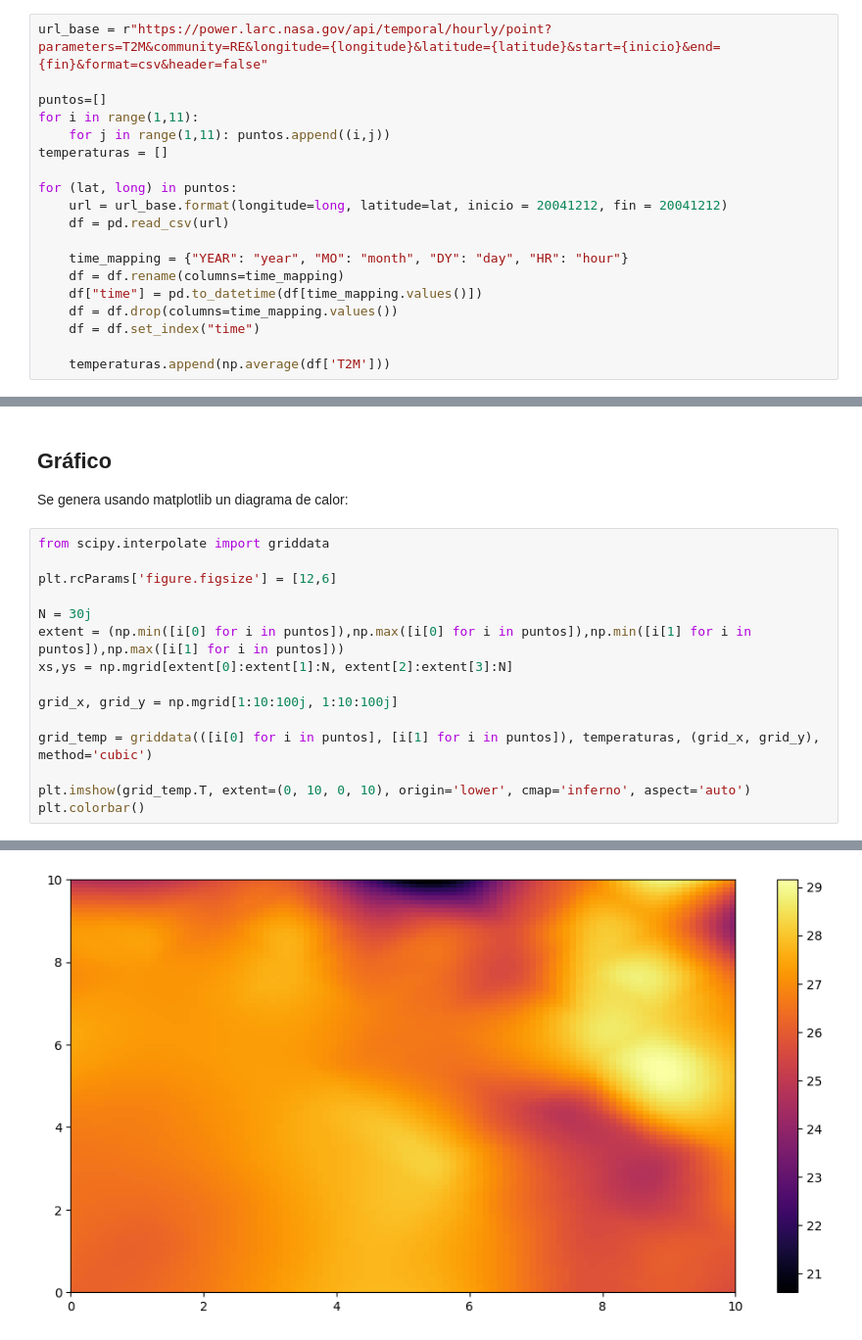
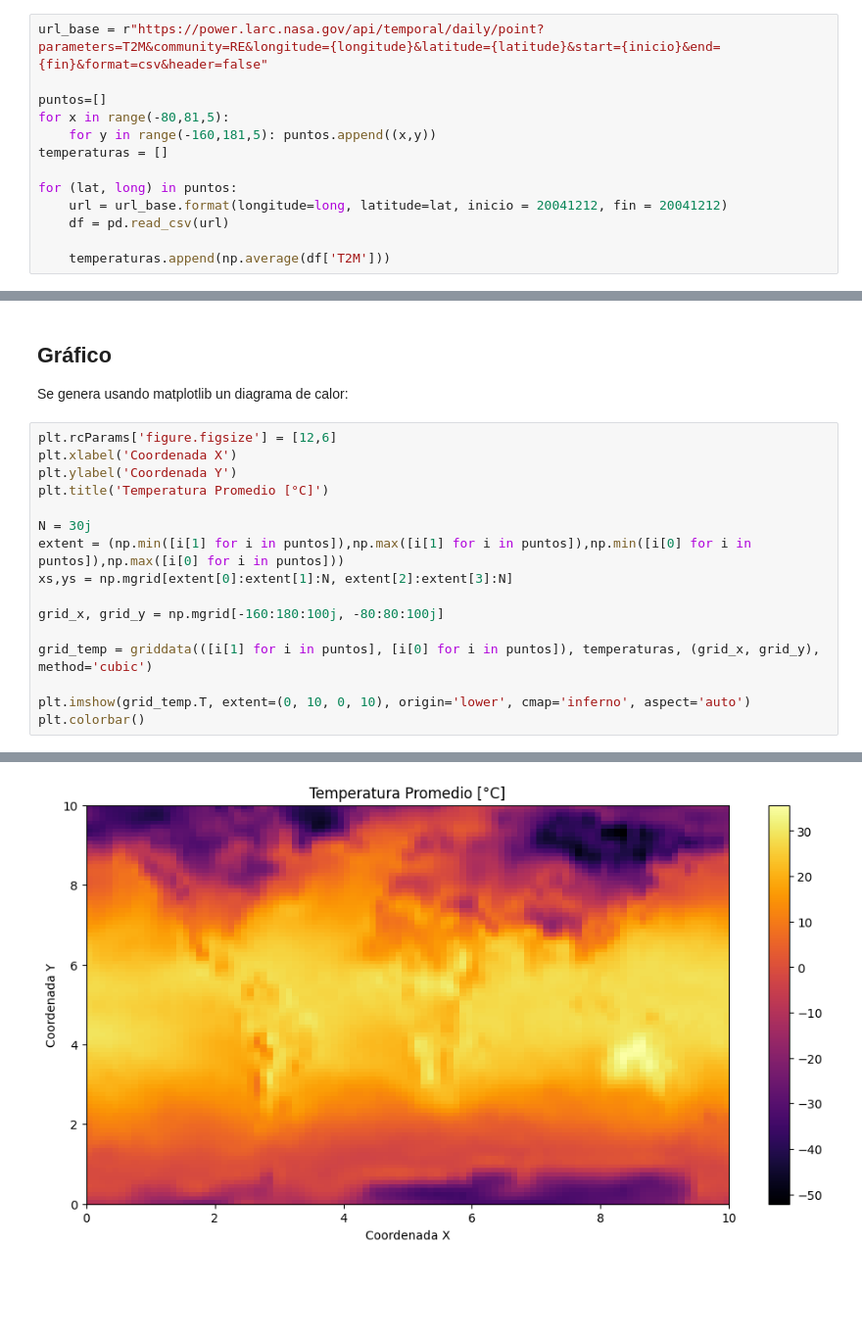
Before and after one commit to MartinWilckens/Coiponautas, a Jupyter notebook: recopilación_datos.ipynb, the cells around one changed output, grey strips where cells are left out. Shown at 98% size. Drawn from its saved outputs; the diff is of its cells as text; blank space fills up the shorter version.

Commit message:
Base de datos realizada

```diff
--- a/recopilación_datos.ipynb
+++ b/recopilación_datos.ipynb
@@ -16,21 +14,15 @@ import requests
 ## Recopilación de datos:
 Se recopilan datos de la API de NASA POWER:
 # %%
-url_base = r"https://power.larc.nasa.gov/api/temporal/hourly/point?parameters=T2M&community=RE&longitude={longitude}&latitude={latitude}&start={inicio}&end={fin}&format=csv&header=false"
+url_base = r"https://power.larc.nasa.gov/api/temporal/daily/point?parameters=T2M&community=RE&longitude={longitude}&latitude={latitude}&start={inicio}&end={fin}&format=csv&header=false"
 
 puntos=[]
-for i in range(1,11):
-    for j in range(1,11): puntos.append((i,j))
+for x in range(-80,81,5):
+    for y in range(-160,181,5): puntos.append((x,y))
 temperaturas = []
 
 for (lat, long) in puntos:
     url = url_base.format(longitude=long, latitude=lat, inicio = 20041212, fin = 20041212)
     df = pd.read_csv(url)
 
-    time_mapping = {"YEAR": "year", "MO": "month", "DY": "day", "HR": "hour"}
-    df = df.rename(columns=time_mapping)
-    df["time"] = pd.to_datetime(df[time_mapping.values()])
-    df = df.drop(columns=time_mapping.values())
-    df = df.set_index("time")
-
     temperaturas.append(np.average(df['T2M']))
@@ -40,20 +30,21 @@ for (lat, long) in puntos:
 ## Gráfico
 Se genera usando matplotlib un diagrama de calor:
 # %%
-from scipy.interpolate import griddata
-
 plt.rcParams['figure.figsize'] = [12,6]
+plt.xlabel('Coordenada X')
+plt.ylabel('Coordenada Y')
+plt.title('Temperatura Promedio [°C]')
 
 N = 30j
-extent = (np.min([i[0] for i in puntos]),np.max([i[0] for i in puntos]),np.min([i[1] for i in puntos]),np.max([i[1] for i in puntos]))
+extent = (np.min([i[1] for i in puntos]),np.max([i[1] for i in puntos]),np.min([i[0] for i in puntos]),np.max([i[0] for i in puntos]))
 xs,ys = np.mgrid[extent[0]:extent[1]:N, extent[2]:extent[3]:N]
 
-grid_x, grid_y = np.mgrid[1:10:100j, 1:10:100j]
+grid_x, grid_y = np.mgrid[-160:180:100j, -80:80:100j]
 
-grid_temp = griddata(([i[0] for i in puntos], [i[1] for i in puntos]), temperaturas, (grid_x, grid_y), method='cubic')
+grid_temp = griddata(([i[1] for i in puntos], [i[0] for i in puntos]), temperaturas, (grid_x, grid_y), method='cubic')
 
 plt.imshow(grid_temp.T, extent=(0, 10, 0, 10), origin='lower', cmap='inferno', aspect='auto')
 plt.colorbar()
 # %% [output]
 <matplotlib.colorbar.Colorbar at 0x...>
-[figure, old version]
+[figure, new version]
```
Also changed, not shown: parts of 4 cells of this notebook, 4 other files.
